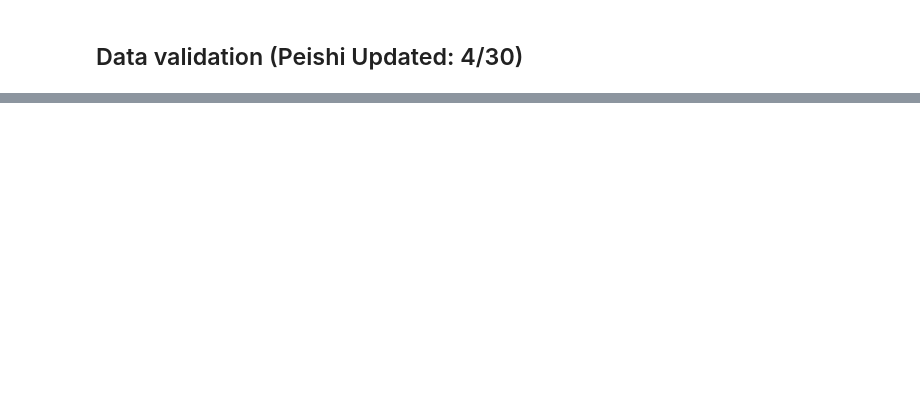
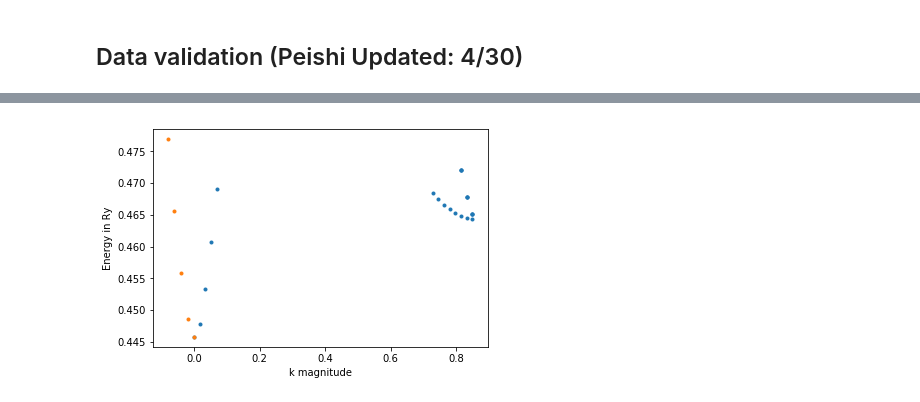
Before and after one commit to alexanderychoi/linear_boltzmann, a Jupyter notebook: data_processing_4_19.ipynb, the cells around one changed output, grey strips where cells are left out. Saved outputs shown, nothing was run; the diff lists cells and outputs as text; code cells hidden in the pictures; blank space fills up the shorter version.

Commit message:
dispersion plotting function (super rough)

```diff
--- a/data_processing_4_19.ipynb
+++ b/data_processing_4_19.ipynb
@@ -925,3 +883,84 @@ T = 300
 e = 1.602*10**(-19)
 # %% [markdown]
 ## Data validation (Peishi Updated: 4/30)
+# %%
+kpts = cart_kpts_df
+enk = enk_df
+
+# def plot_bandstructure(kpts, enk):
+"""
+Plots electron bandstructure. Path is hardcoded for FCC unit cell. Currently just plotting Gamma-L and Gamma-X
+
+Parameters:
+------------
+kpts : dataframe containing
+    k_inds : vector_like, shape (n,1)
+    Index of k point
+
+    'kx [1/A]' : vector_like, shape (n,1)
+    x-coordinate in Cartesian momentum space
+
+    'ky [1/A]' : vector_like, shape (n,1)
+    y-coordinate in Cartesian momentum space
+
+    'kz [1/A]' : vector_like, shape (n,1)
+    z-coordinate in Cartesian momentum space
+
+enk : dataframe containing
+
+    k_inds : vector_like, shape (n,1)
+    Index of k point
+
+    band_inds : vector_like, shape (n,1)
+    Band index
+
+    energy [Ryd] : vector_like, shape (n,1)
+    Energy associated with k point in Rydberg units
+
+Returns:
+---------
+No variable returns. Just plots the dispersion
+"""
+# Lattice constant and reciprocal lattice vectors
+# b1 = 2 pi/a (kx - ky + kz)
+# b2 = 2 pi/a (kx + ky - kz)
+# b3 = 2 pi/a (-kx + ky + kz)
+a = 5.556 #[A]
+b1 = (2*np.pi/a) * np.array([1, -1, 1])
+b2 = (2*np.pi/a) * np.array([1, 1, -1])
+b3 = (2*np.pi/a) * np.array([-1, 1, 1])
+
+# L point in BZ is given by 0.5*b1 + 0.5*b2 + 0.5*b3
+# X point in BZ is given by 0.5*b2 + 0.5*b3
+lpoint = 0.5 * (b1 + b2 + b3)
+xpoint = 0.5 * (b2 + b3)
+
+# We can find kpoints along a path just by considering a dot product with lpoint and xpoint vectors.
+# Any kpoints with angle smaller than some tolerance are considered on the path and we can plot their corresponding frequencies
+deg2rad = 2*np.pi/360
+ang_tol = 1 * deg2rad  # 1 degree in radians
+
+enkonly = np.array(enk['energy [Ryd]'])[:, np.newaxis]
+
+kptsonly = np.array(kpts[['kx [1/A]', 'ky [1/A]', 'kz [1/A]']]) / (2*np.pi/a)
+kptsmag = np.linalg.norm(kptsonly, axis=1)[:, np.newaxis]
+
+dot_l = np.divide(np.dot(kptsonly, lpoint[:, np.newaxis]), kptsmag) / np.linalg.norm(lpoint)
+dot_x = np.divide(np.dot(kptsonly, xpoint[:, np.newaxis]), kptsmag) / np.linalg.norm(xpoint)
+dot_l[np.isnan(dot_l)] = 0
+dot_x[np.isnan(dot_x)] = 0
+
+lpath = np.logical_or(np.arccos(dot_l) < ang_tol, kptsmag == 0)
+xpath = np.logical_or(np.arccos(dot_x) < ang_tol, kptsmag == 0)
+
+# Plot the Gamma to L bandstructure
+# trace = go.Scatter(x = kptsmag[lpath], y = enkonly[lpath], mode='markers')
+# data = [trace]
+
+# py.iplot(data)
+plt.figure()
+plt.plot(kptsmag[lpath], enkonly[lpath], '.')
+plt.plot(-1*kptsmag[xpath], enkonly[xpath], '.')
+plt.xlabel('k magnitude')
+plt.ylabel('Energy in Ry')
+# %% [output]
@@ -927,0 +972 @@ e = 1.602*10**(-19)
+[figure, added]
```
Also changed, not shown: parts of 11 cells of this notebook.
